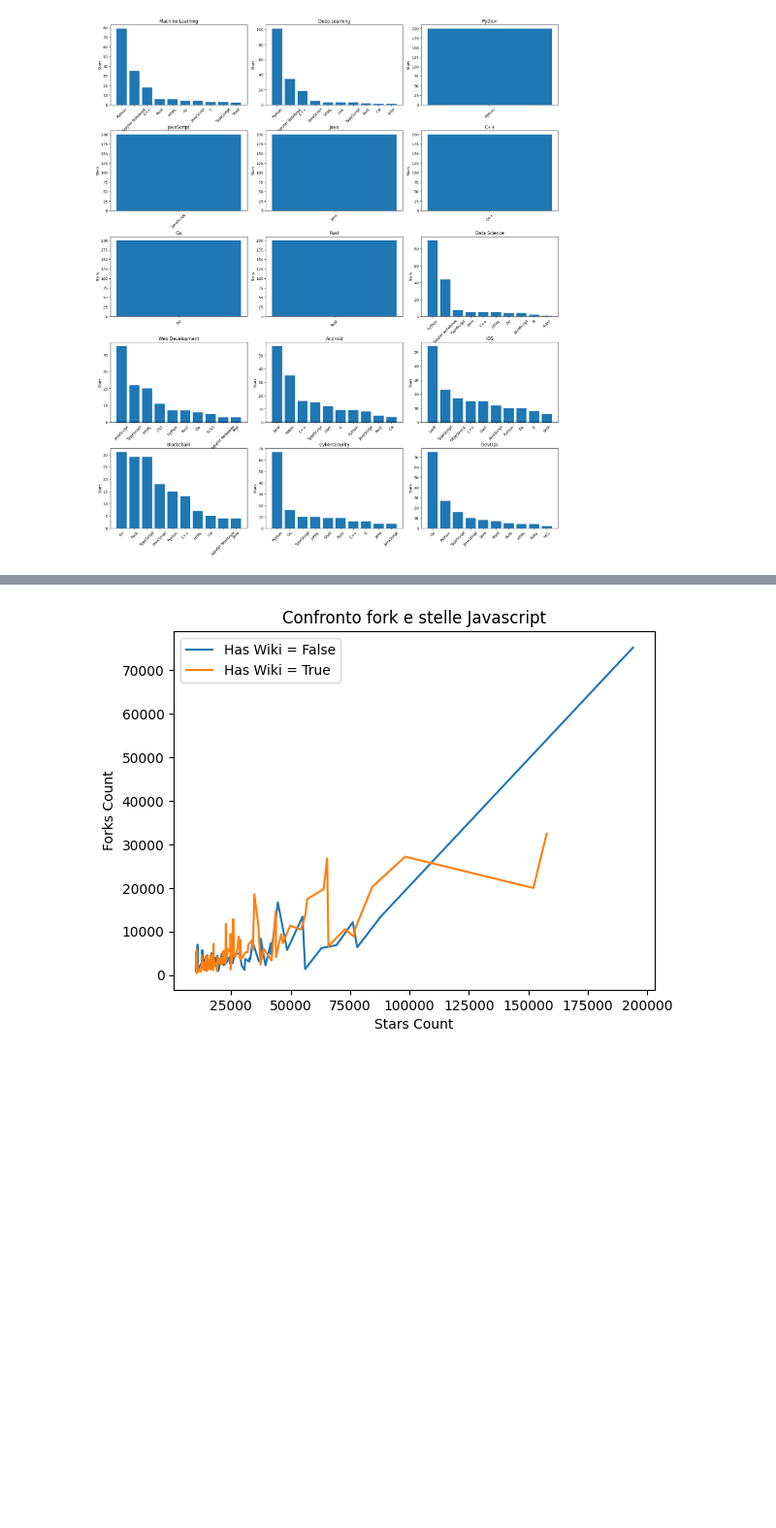
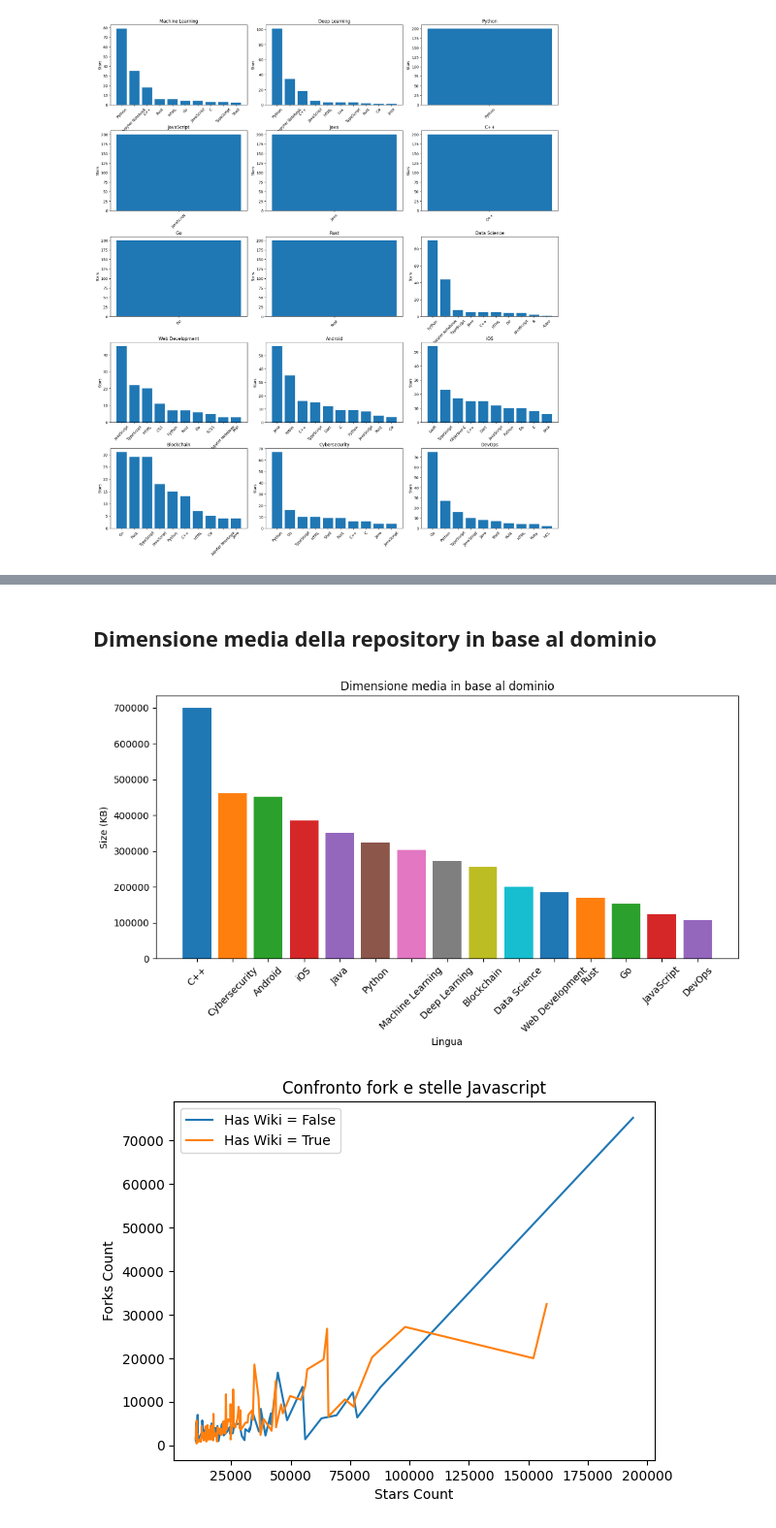
Before and after one commit to Nikicoraz/Progetto_FAS_1, a Jupyter notebook: python/Analisi.ipynb, the cells around one changed output, grey strips where cells are left out. Shown at 97% size. Cells and saved outputs as stored; diff of their text form; code cells hidden in the pictures; blank space fills up the shorter version.

```diff
--- a/python/Analisi.ipynb
+++ b/python/Analisi.ipynb
@@ -106,3 +134,17 @@ for i, (domain, dataset) in enumerate(datasets):
+# %% [markdown]
+## Dimensione media della repository in base al dominio
+# %%
+plt.figure(figsize=(11, 5))
+for (domain, dataset) in sorted(datasets, key=lambda x: x[1]["Size (KB)"].mean(), reverse=True):
+    plt.bar(domain, dataset["Size (KB)"].mean())
+
+plt.tick_params(axis='x', rotation=45)
+plt.title("Dimensione media in base al dominio")
+plt.xlabel("Lingua")
+plt.ylabel("Size (KB)")
+plt.show()
+# %% [output]
+[figure, added]
 # %%
 for has_wiki, group in datasets[0][1].groupby("Has Wiki"):
     group = group.sort_values("Stars Count")
```
Also changed, not shown: parts of 6 cells of this notebook.
